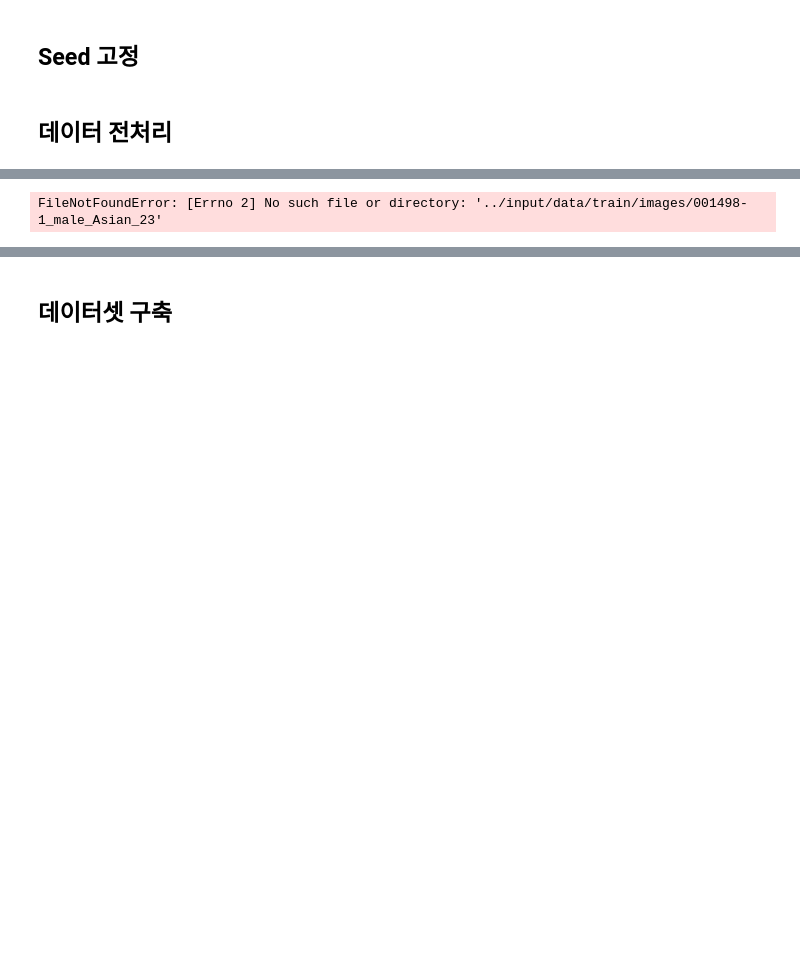
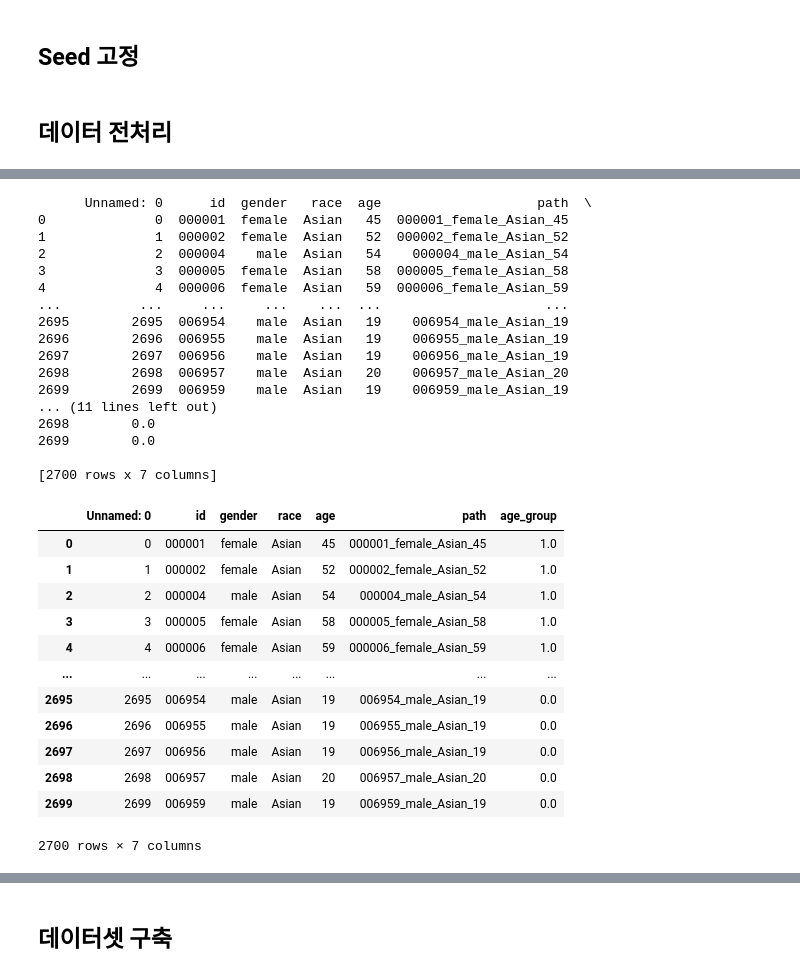
Before and after one commit to boostcampaitech3/level1-image-classification-level1-recsys-13, a Jupyter notebook: SeungTai/20220223_efficientnet_baseline.ipynb, the cells around one changed output, grey strips where cells are left out. Saved outputs shown, nothing was run; the diff lists cells and outputs as text; code cells hidden in the pictures; blank space fills up the shorter version.

Commit message:
incorrect label preprocessing code edit

```diff
--- a/SeungTai/20220223_efficientnet_baseline.ipynb
+++ b/SeungTai/20220223_efficientnet_baseline.ipynb
@@ -62,5 +62,5 @@ torch.cuda.manual_seed(random_seed)
 # %% [markdown]
 ## 데이터 전처리
 # %%
-train_df = pd.read_csv(data_dir + 'train.csv')
+train_df = pd.read_csv(data_dir + 'train_edit.csv')
 submission = pd.read_csv(test_dir + 'info.csv')
@@ -67,3 +83,51 @@ submission = pd.read_csv(test_dir + 'info.csv')
+# %%
+'''
+age group화 진행
+
+'''
+def age_group(df):
+    df.loc[df['age'] < 30, 'age_group'] = 0
+    df.loc[(df['age'] < 60) & (df['age'] >= 30), 'age_group'] = 1
+    df.loc[df['age'] >= 60, 'age_group'] = 2
+
+    print(df)
+    df = pd.DataFrame(df)
+
+    return df
+
+train_df = age_group(train_df)
+train_df
+# %% [output]
+      Unnamed: 0      id  gender   race  age                    path  \
+0              0  000001  female  Asian   45  000001_female_Asian_45
+1              1  000002  female  Asian   52  000002_female_Asian_52
+2              2  000004    male  Asian   54    000004_male_Asian_54
+3              3  000005  female  Asian   58  000005_female_Asian_58
+4              4  000006  female  Asian   59  000006_female_Asian_59
+...          ...     ...     ...    ...  ...                     ...
+2695        2695  006954    male  Asian   19    006954_male_Asian_19
+2696        2696  006955    male  Asian   19    006955_male_Asian_19
+2697        2697  006956    male  Asian   19    006956_male_Asian_19
+2698        2698  006957    male  Asian   20    006957_male_Asian_20
+2699        2699  006959    male  Asian   19    006959_male_Asian_19
+... (11 lines left out)
+2698        0.0
+2699        0.0
+
+[2700 rows x 7 columns]
+|  | Unnamed: 0 | id | gender | race | age | path | age_group |
+| 0 | 0 | 000001 | female | Asian | 45 | 000001_female_Asian_45 | 1.0 |
+| 1 | 1 | 000002 | female | Asian | 52 | 000002_female_Asian_52 | 1.0 |
+| 2 | 2 | 000004 | male | Asian | 54 | 000004_male_Asian_54 | 1.0 |
+| 3 | 3 | 000005 | female | Asian | 58 | 000005_female_Asian_58 | 1.0 |
+| 4 | 4 | 000006 | female | Asian | 59 | 000006_female_Asian_59 | 1.0 |
+| ... | ... | ... | ... | ... | ... | ... | ... |
+| 2695 | 2695 | 006954 | male | Asian | 19 | 006954_male_Asian_19 | 0.0 |
+| 2696 | 2696 | 006955 | male | Asian | 19 | 006955_male_Asian_19 | 0.0 |
+| 2697 | 2697 | 006956 | male | Asian | 19 | 006956_male_Asian_19 | 0.0 |
+| 2698 | 2698 | 006957 | male | Asian | 20 | 006957_male_Asian_20 | 0.0 |
+| 2699 | 2699 | 006959 | male | Asian | 19 | 006959_male_Asian_19 | 0.0 |
+2700 rows × 7 columns
 # %%
 '''
 신규범님 코드 참고
@@ -75,10 +139,10 @@ def age_group(x):
     elif x < 60: return 1
     else: return 2
 
-def df_target_preprocess():
-    df = []
+def df_target_preprocess(df):
+    df_list = []
 
-    for idx, line in tqdm(enumerate(train_df.iloc)):
+    for idx, line in tqdm(enumerate(df.iloc)):
         for file in list(os.listdir(os.path.join(image_data_dir, line['path']))):
             if file[0] == '.':
                 continue
@@ -97,12 +161,10 @@ def df_target_preprocess():
                 'path': os.path.join(image_data_dir, line['path'], file),
                 'label': mask * 6 + gender * 3 + age_group(line['age'])
             }
-            df.append(data)
+            df_list.append(data)
 
-    df = pd.DataFrame(df)
+    df = pd.DataFrame(df_list)
 
     return df
 
-df = df_target_preprocess()
+df = df_target_preprocess(train_df)
-# %% [output]
-FileNotFoundError: [Errno 2] No such file or directory: '../input/data/train/images/001498-1_male_Asian_23'
```
Also changed, not shown: parts of 5 cells of this notebook, 1 other file.
